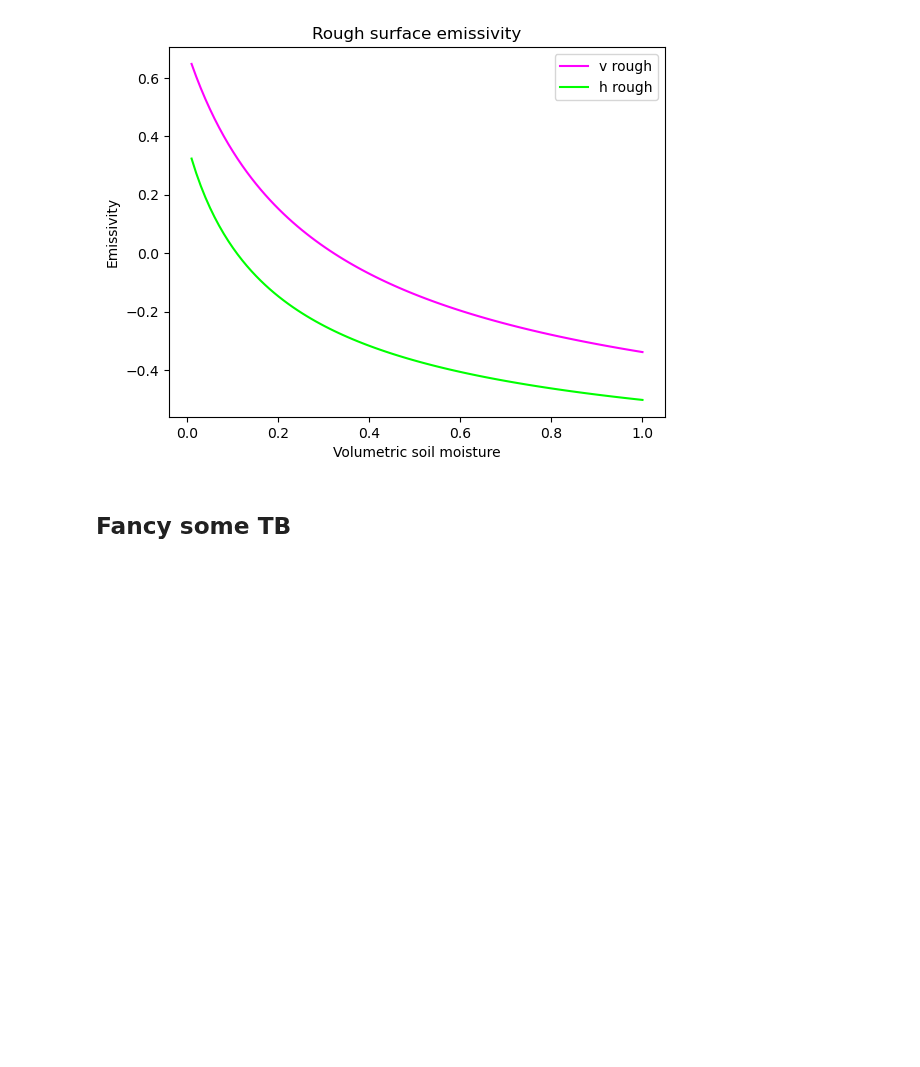
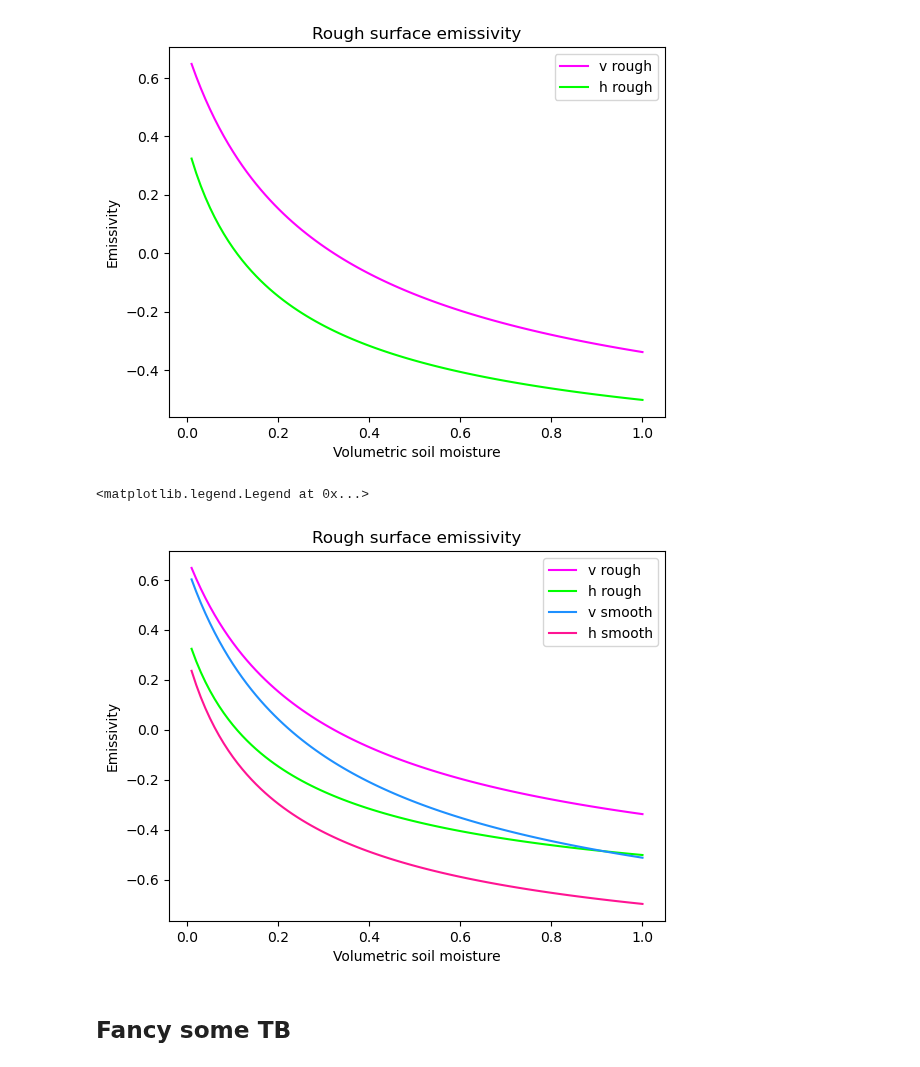
Before and after one commit to debnovalina/PPESO-Practical, a Jupyter notebook: microwave.ipynb, the cells around one changed output. Saved outputs shown, nothing was run; the diff lists cells and outputs as text; code cells hidden in the pictures; blank space fills up the shorter version.

Commit message:
extra graph

```diff
--- a/microwave.ipynb
+++ b/microwave.ipynb
@@ -202,6 +202,18 @@ plt.show()
 plt.show()
 # %% [output]
 [figure]
+# %%
+plt.plot(mv,rough_vv,color='magenta',label='v rough')
+plt.plot(mv,rough_hh,color='lime',label='h rough')
+plt.plot(mv,smooth_vv,color='dodgerblue',label='v smooth')
+plt.plot(mv,smooth_hh,color='deeppink',label='h smooth')
+plt.xlabel('Volumetric soil moisture')
+plt.ylabel('Emissivity')
+plt.title ('Rough surface emissivity')
+plt.legend()
+# %% [output]
+<matplotlib.legend.Legend at 0x...>
+[figure, added]
 # %% [markdown]
 ## Fancy some TB
 # %%
```
